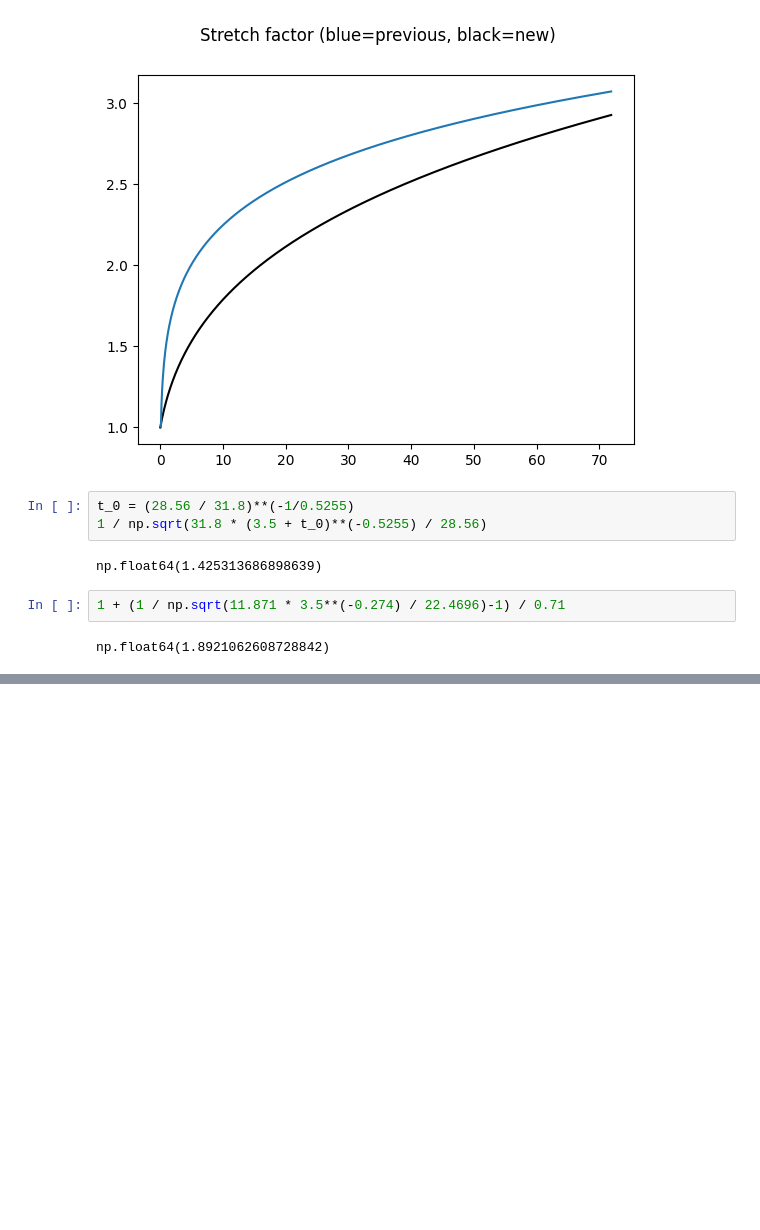
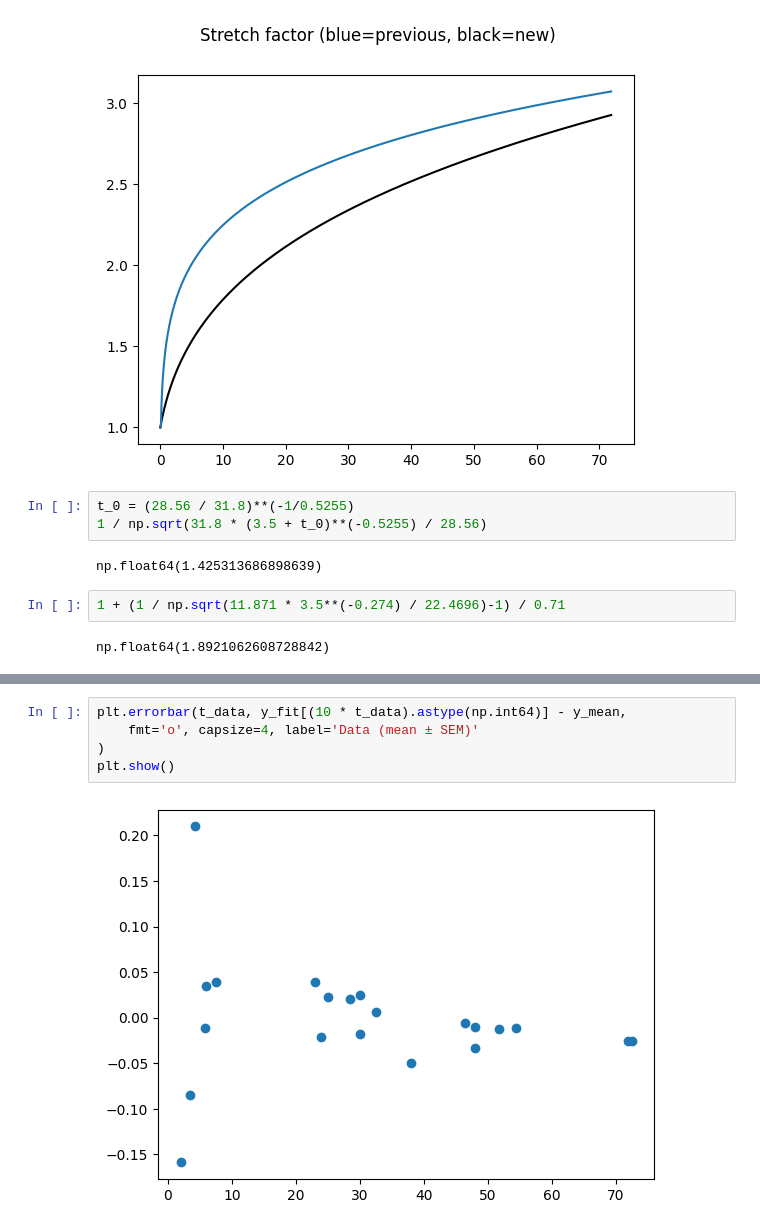
Before and after one commit to morphing-matter-lab/muscle-fiber-model, a Jupyter notebook: stats.ipynb, the cells around one changed output, grey strips where cells are left out. Saved outputs shown, nothing was run; the diff lists cells and outputs as text; blank space fills up the shorter version.

```diff
--- a/stats.ipynb
+++ b/stats.ipynb
@@ -256,0 +279,7 @@ b = -0.649
+# %%
+plt.errorbar(t_data, y_fit[(10 * t_data).astype(np.int64)] - y_mean,
+    fmt='o', capsize=4, label='Data (mean ± SEM)'
+)
+plt.show()
+# %% [output]
+[figure, added]
```
Also changed, not shown: parts of 12 cells of this notebook, 1 other file.
